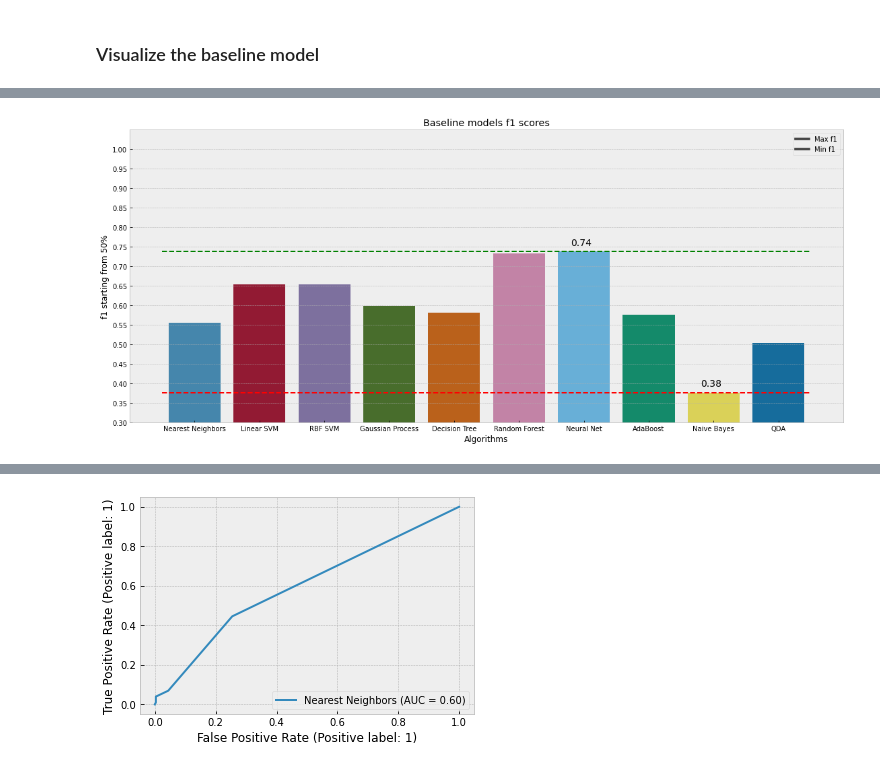
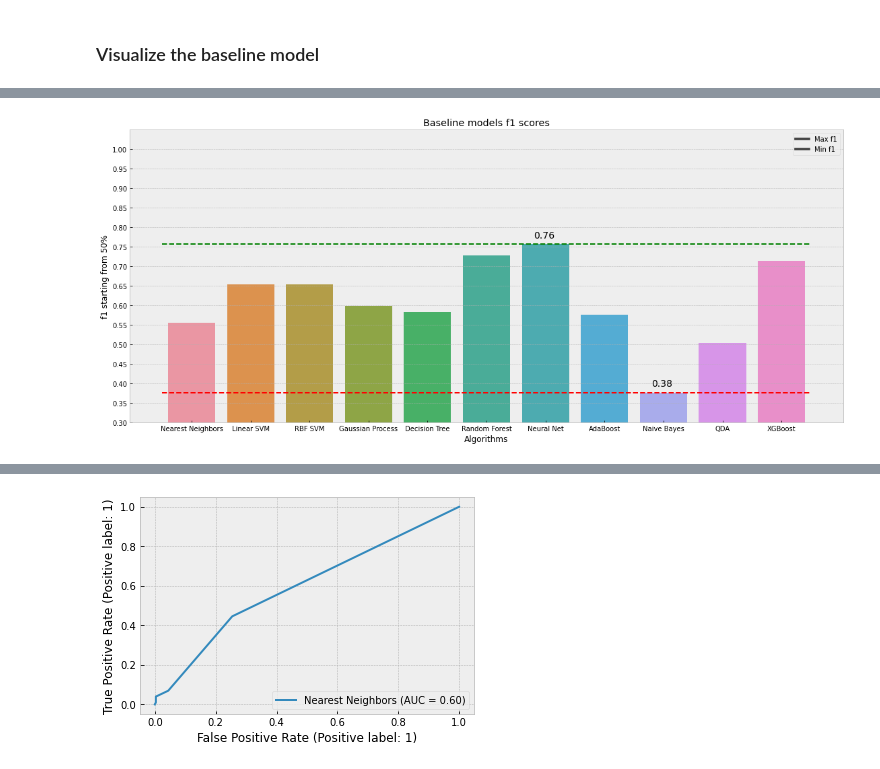
Before and after one commit to CarJung/Churn_exploration, a Jupyter notebook: churn_baseline_models.ipynb, the cells around one changed output, grey strips where cells are left out. Cells and saved outputs as stored; diff of their text form; code cells hidden in the pictures.

```diff
--- a/churn_model.ipynb
+++ b/churn_baseline_models.ipynb
@@ -39,6 +40,7 @@ names = [
     "AdaBoost",
     "Naive Bayes",
     "QDA",
+    "XGBoost"
 ]
 
 # list of classifiers
@@ -53,6 +55,7 @@ classifiers = [
     AdaBoostClassifier(),
     GaussianNB(),
     QuadraticDiscriminantAnalysis(),
+    XGBClassifier(),
 ]
 # %%
 from sklearn.metrics import f1_score
@@ -192,6 +195,6 @@ for name, clf in trained_alg:
     metrics = score(x_test, y_test, name, clf)
     scores = scores.append([metrics])
 # %%
-scores.columns = ['name', 'accuracy', 'recall', 'precision', 'f1']
+scores.columns = ['name', 'accuracy', 'recall', 'precision', 'f1', 'roc_auc']
 scores[:]
 # %% [output]
@@ -284,15 +288,15 @@ plt.title('Baseline models precision scores');
 # %%
 plt.figure(figsize=(19,8))
 sns.barplot(data = scores, x='name', y='f1')
 plt.ylim(0.3, 1.05)
 plt.yticks(np.arange(0.3, 1.05, 0.05))
 plt.ylabel('f1 starting from 50%')
 plt.xlabel('Algorithms')
-plt.hlines(y=np.max(scores['f1']), xmin=-0.5, xmax=9.5, colors='g', linestyles='dashed')
-plt.text(5.8, 0.76, round(np.max(scores['f1']),2) , ha='left', va='center', fontsize = 14)
-plt.hlines(y=np.min(scores['f1']), xmin=-0.5, xmax=9.5, colors='r', linestyles='dashed')
+plt.hlines(y=np.max(scores['f1']), xmin=-0.5, xmax=10.5, colors='g', linestyles='dashed')
+plt.text(5.8, 0.78, round(np.max(scores['f1']),2) , ha='left', va='center', fontsize = 14)
+plt.hlines(y=np.min(scores['f1']), xmin=-0.5, xmax=10.5, colors='r', linestyles='dashed')
 plt.text(7.8, 0.4, round(np.min(scores['f1']),2), ha='left', va='center', fontsize = 14)
 plt.legend(['Max f1', 'Min f1'])
 plt.title('Baseline models f1 scores');
 # %% [output]
-[figure, old version]
+[figure, new version]
```
Also changed, not shown: parts of 25 cells of this notebook.
